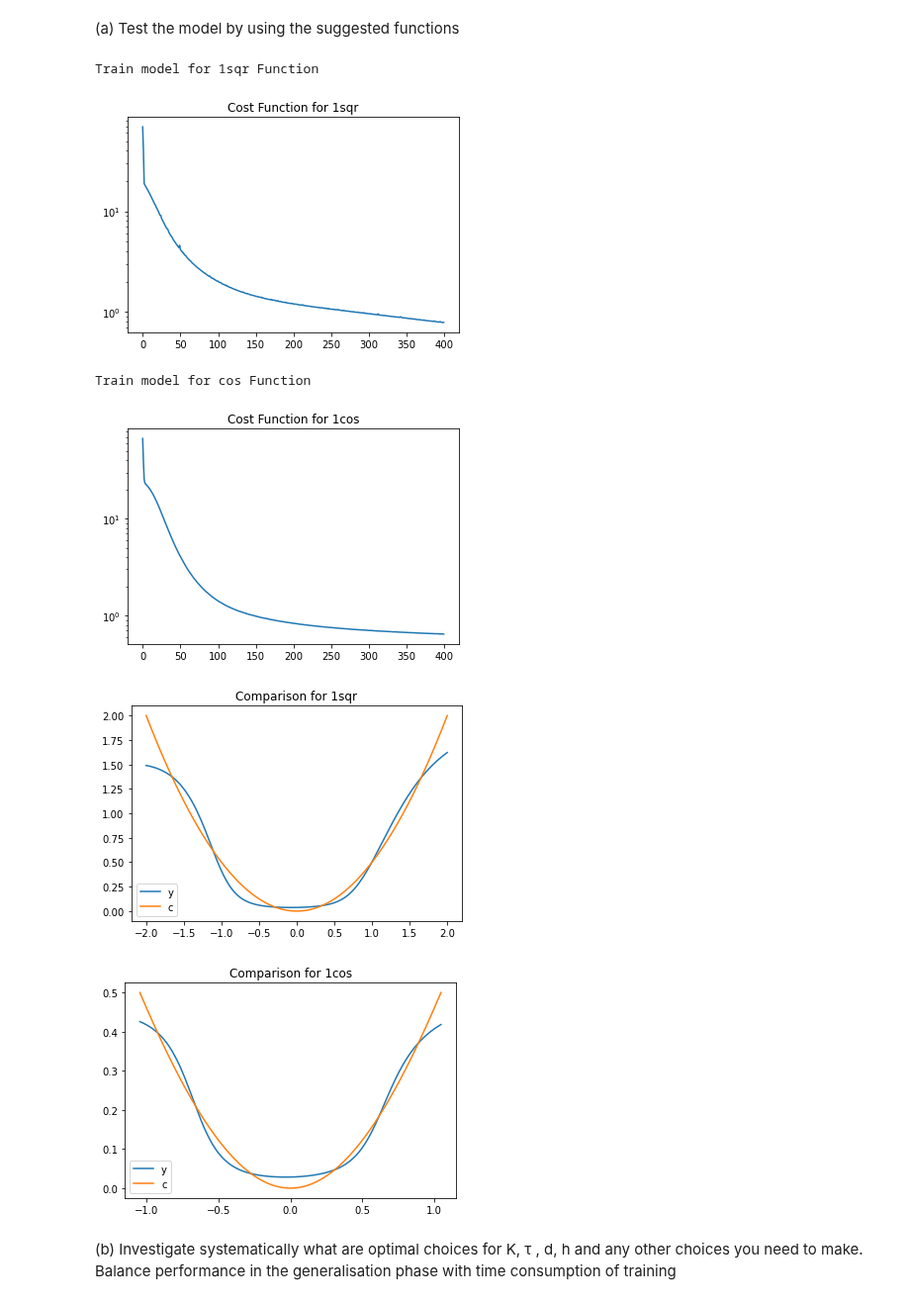
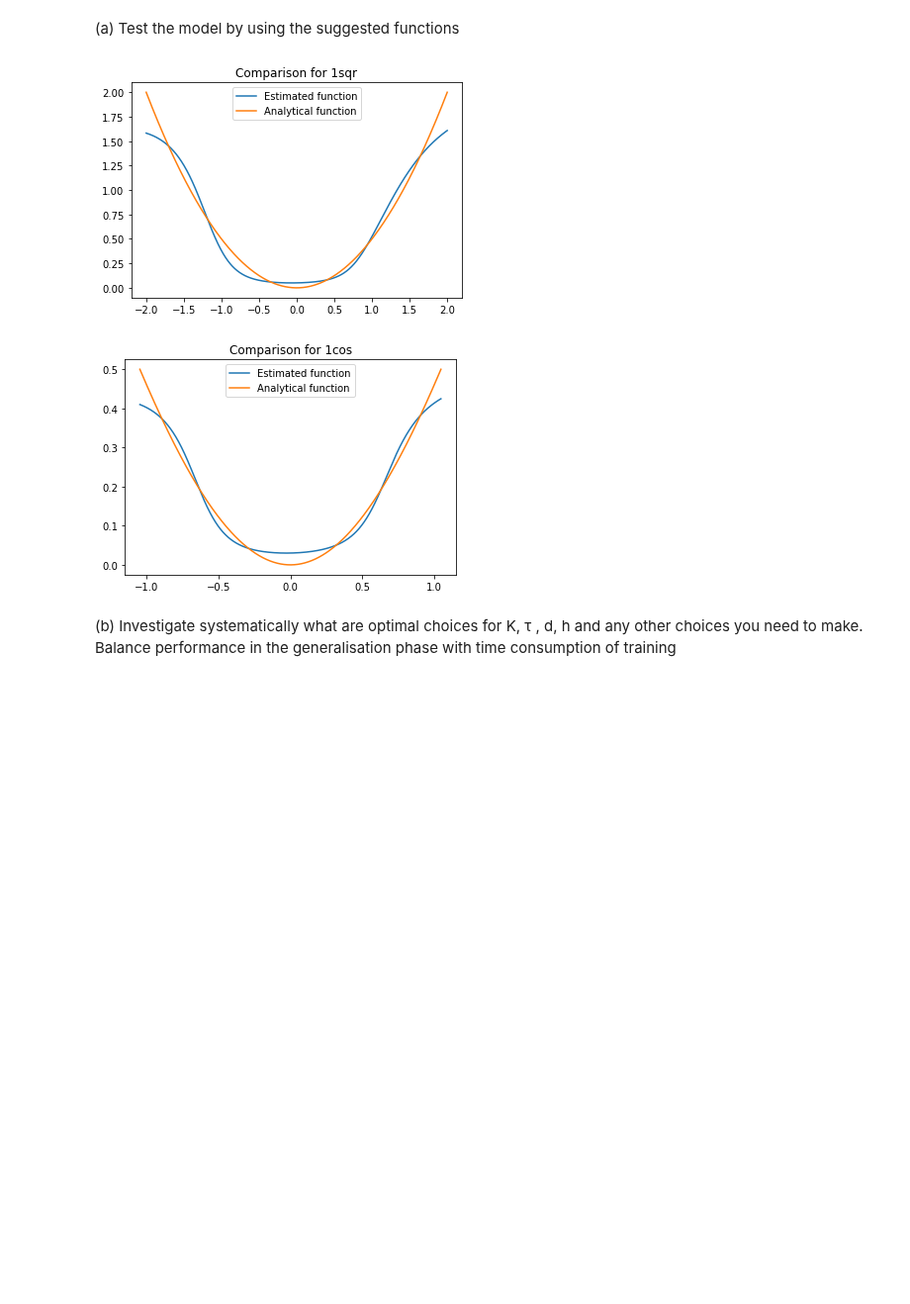
Before and after one commit to isakhammer/deep-learning-project, a Jupyter notebook: project.ipynb, the cells around one changed output. Shown at 99% size. Drawn from its saved outputs; the diff is of its cells as text; code cells hidden in the pictures; blank space fills up the shorter version.

```diff
--- a/project.ipynb
+++ b/project.ipynb
@@ -605,42 +605,38 @@ def test_func(func):
     th_file = open(func + "_th.pkl", "rb")
     th = pickle.load(th_file)
     th_file.close()
     z, yhat = F_tilde(Y, th, d_0, d, K, h)
 
     y = invscaleparameter(yhat, inv[0], inv[1], inv[2], inv[3])
 
-    plt.plot(Y.T,y, label ="y")
-    plt.plot(Y.T,c, label ="c")
+    plt.plot(Y.T,y, label ="Estimated function")
+    plt.plot(Y.T,c, label ="Analytical function")
     plt.title("Comparison for " + func)
     plt.legend()
     plt.show()
 
 
 I = 500
 K = 20
 h = 0.1
 sifts = 400
 Ihat = 320
 tau = 3/Ihat
 
 
-do_training = True
+do_training = False
 
 if (do_training):
     print("Train model for 1sqr Function")
     train_func(func="1sqr")
     print("Train model for cos Function")
     train_func(func="1cos")
 
 test_func(func="1sqr")
 test_func(func="1cos")
 # %% [output]
-Train model for 1sqr Function
-[figure, old version]
+[figure, new version]
-Train model for cos Function
-[figure, old version]
+[figure, new version]
-[figure, removed]
-[figure, removed]
 # %% [markdown]
 (b) Investigate systematically what are optimal choices for K, τ , d, h and any
 other choices you need to make. Balance performance in the generalisation
```
Also changed, not shown: 4 other files.
